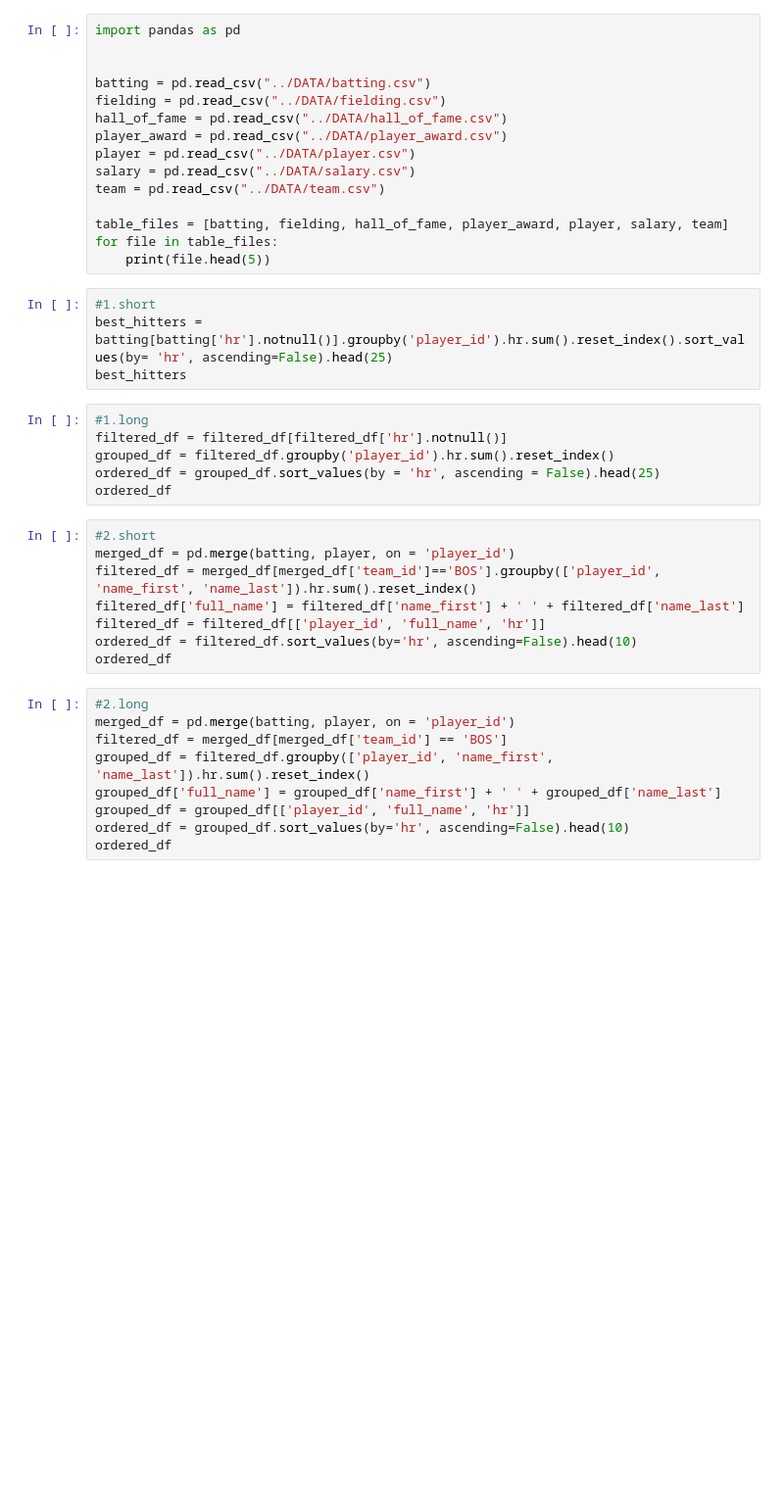
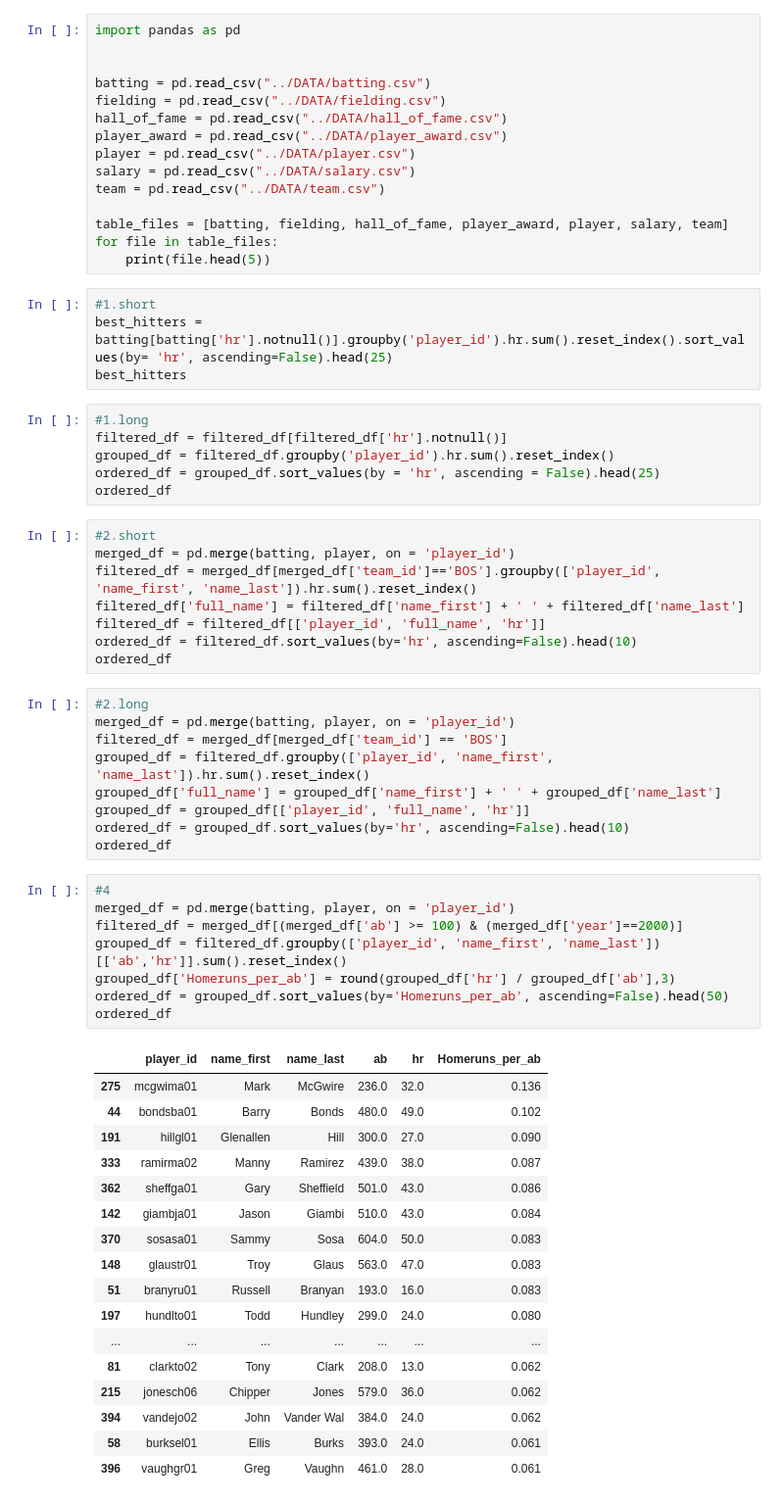
Before and after one commit to andresdr11/_MLB-Database-Analysis_, a Jupyter notebook: Python/PruebasAndres.ipynb, the cells around one changed output. Shown at 98% size. Cells and saved outputs as stored; diff of their text form; blank space fills up the shorter version.

```diff
--- a/Python/PruebasAndres.ipynb
+++ b/Python/PruebasAndres.ipynb
@@ -40,3 +40,29 @@ grouped_df['full_name'] = grouped_df['name_first'] + ' ' + grouped_df['name_last
 grouped_df = grouped_df[['player_id', 'full_name', 'hr']]
 ordered_df = grouped_df.sort_values(by='hr', ascending=False).head(10)
 ordered_df
+# %%
+#4
+merged_df = pd.merge(batting, player, on = 'player_id')
+filtered_df = merged_df[(merged_df['ab'] >= 100) & (merged_df['year']==2000)]
+grouped_df = filtered_df.groupby(['player_id', 'name_first', 'name_last'])[['ab','hr']].sum().reset_index()
+grouped_df['Homeruns_per_ab'] = round(grouped_df['hr'] / grouped_df['ab'],3)
+ordered_df = grouped_df.sort_values(by='Homeruns_per_ab', ascending=False).head(50)
+ordered_df
+# %% [output]
+|  | player_id | name_first | name_last | ab | hr | Homeruns_per_ab |
+| 275 | mcgwima01 | Mark | McGwire | 236.0 | 32.0 | 0.136 |
+| 44 | bondsba01 | Barry | Bonds | 480.0 | 49.0 | 0.102 |
+| 191 | hillgl01 | Glenallen | Hill | 300.0 | 27.0 | 0.090 |
+| 333 | ramirma02 | Manny | Ramirez | 439.0 | 38.0 | 0.087 |
+| 362 | sheffga01 | Gary | Sheffield | 501.0 | 43.0 | 0.086 |
+| 142 | giambja01 | Jason | Giambi | 510.0 | 43.0 | 0.084 |
+| 370 | sosasa01 | Sammy | Sosa | 604.0 | 50.0 | 0.083 |
+| 148 | glaustr01 | Troy | Glaus | 563.0 | 47.0 | 0.083 |
+| 51 | branyru01 | Russell | Branyan | 193.0 | 16.0 | 0.083 |
+| 197 | hundlto01 | Todd | Hundley | 299.0 | 24.0 | 0.080 |
+| ... | ... | ... | ... | ... | ... | ... |
+| 81 | clarkto02 | Tony | Clark | 208.0 | 13.0 | 0.062 |
+| 215 | jonesch06 | Chipper | Jones | 579.0 | 36.0 | 0.062 |
+| 394 | vandejo02 | John | Vander Wal | 384.0 | 24.0 | 0.062 |
+| 58 | burksel01 | Ellis | Burks | 393.0 | 24.0 | 0.061 |
+| 396 | vaughgr01 | Greg | Vaughn | 461.0 | 28.0 | 0.061 |
```
Also changed, not shown: parts of 8 cells of this notebook.
